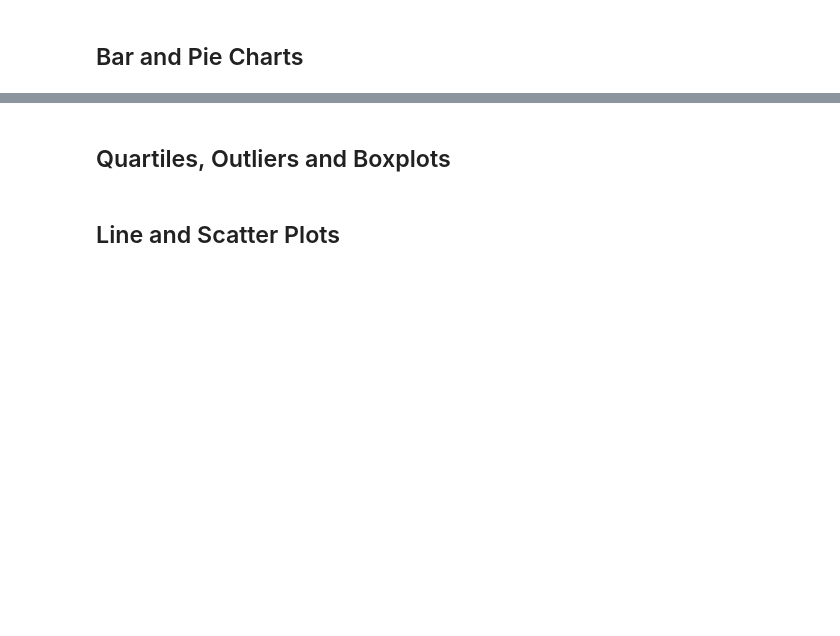
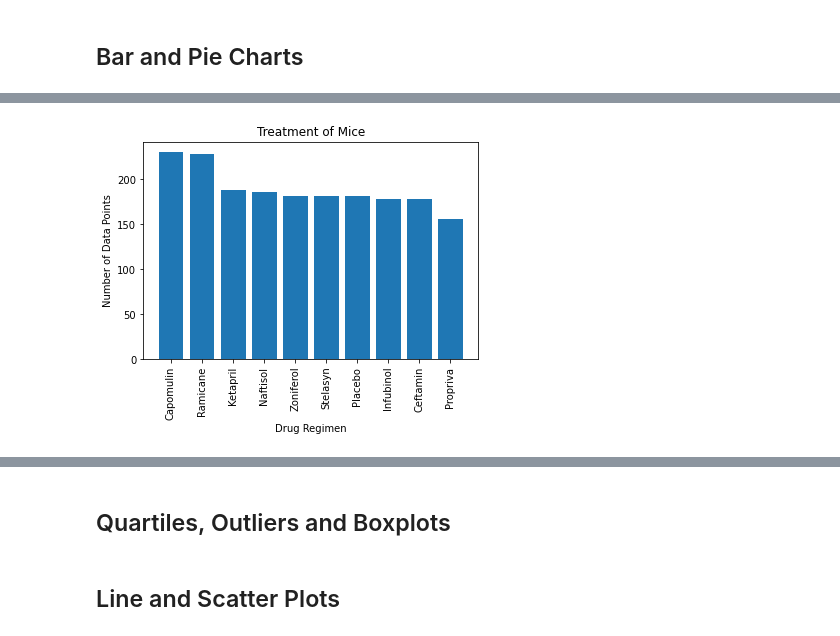
Before and after one commit to segsfem/matplotlib-challenge, a Jupyter notebook: Instructions/Pymaceuticals/pymaceuticals_starter.ipynb, the cells around one changed output, grey strips where cells are left out. Cells and saved outputs as stored; diff of their text form; code cells hidden in the pictures; blank space fills up the shorter version.

```diff
--- a/Instructions/Pymaceuticals/pymaceuticals_starter.ipynb
+++ b/Instructions/Pymaceuticals/pymaceuticals_starter.ipynb
@@ -125,2 +149,23 @@ NameError: name 'mean' is not defined
+# %%
+# Generate a bar plot showing the total number of mice for each treatment throughout the course of the study using pyplot.
+mouse_count = duplicate_mouse_drop['Drug Regimen'].value_counts()
+#x_axis = np.arange(0, len(duplicate_mouse_drop['Drug Regimen']))
+
+plt.bar(mouse_count.index.values, mouse_count.values)
+
+#tick_locations = [value for value in x_axis]
+#for x in x_axis:
+    #tick_locations.append(x)
+plt.xticks(rotation=90)
+#plt.xlim(-0.75, len(x_axis)-0.25)
+#plt.ylim(0, mouse_count + 10)
+
+plt.title("Treatment of Mice")
+plt.xlabel("Drug Regimen")
+plt.ylabel("Number of Data Points")
+mouse_count
+plt.show()
+# %% [output]
+[figure, added]
 # %%
 # Generate a pie plot showing the distribution of female versus male mice using pandas
```
Also changed, not shown: parts of 8 cells of this notebook, 1 other file.
